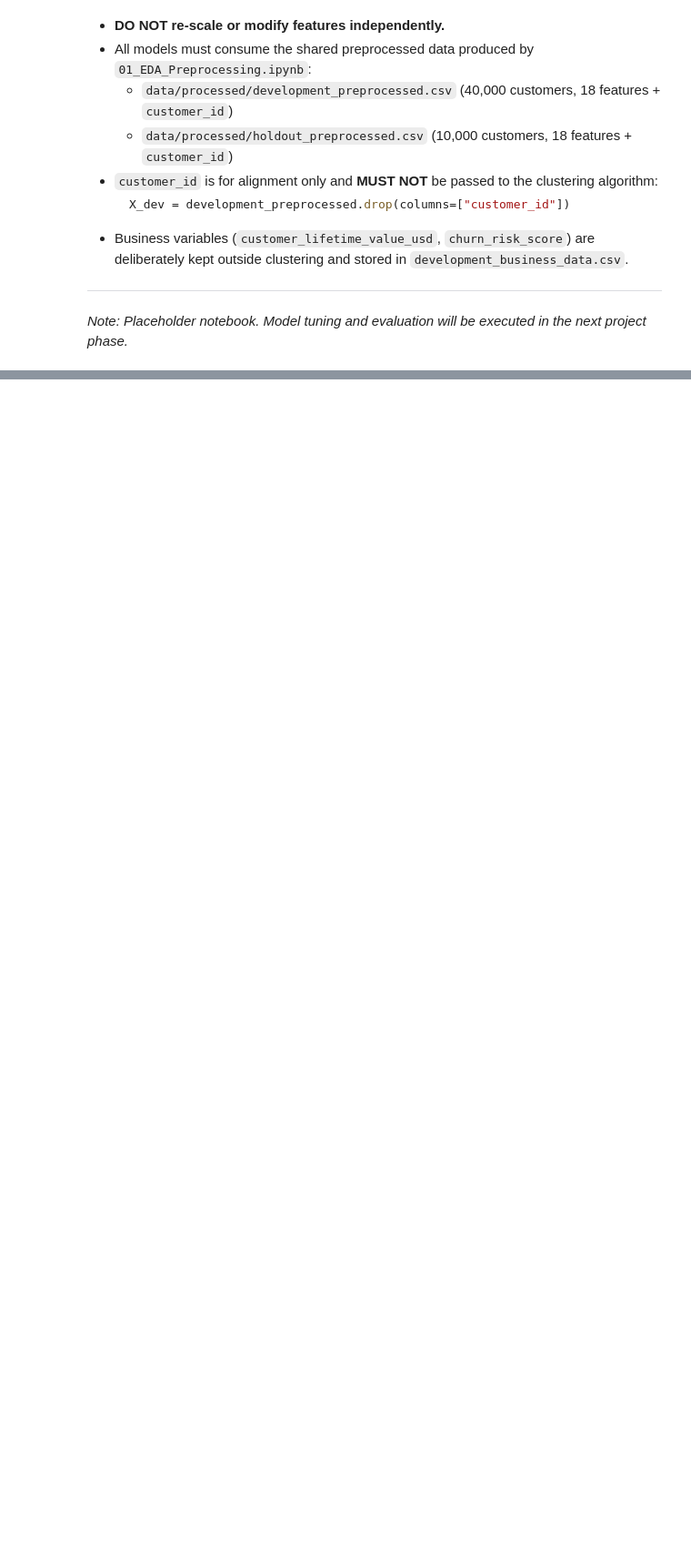
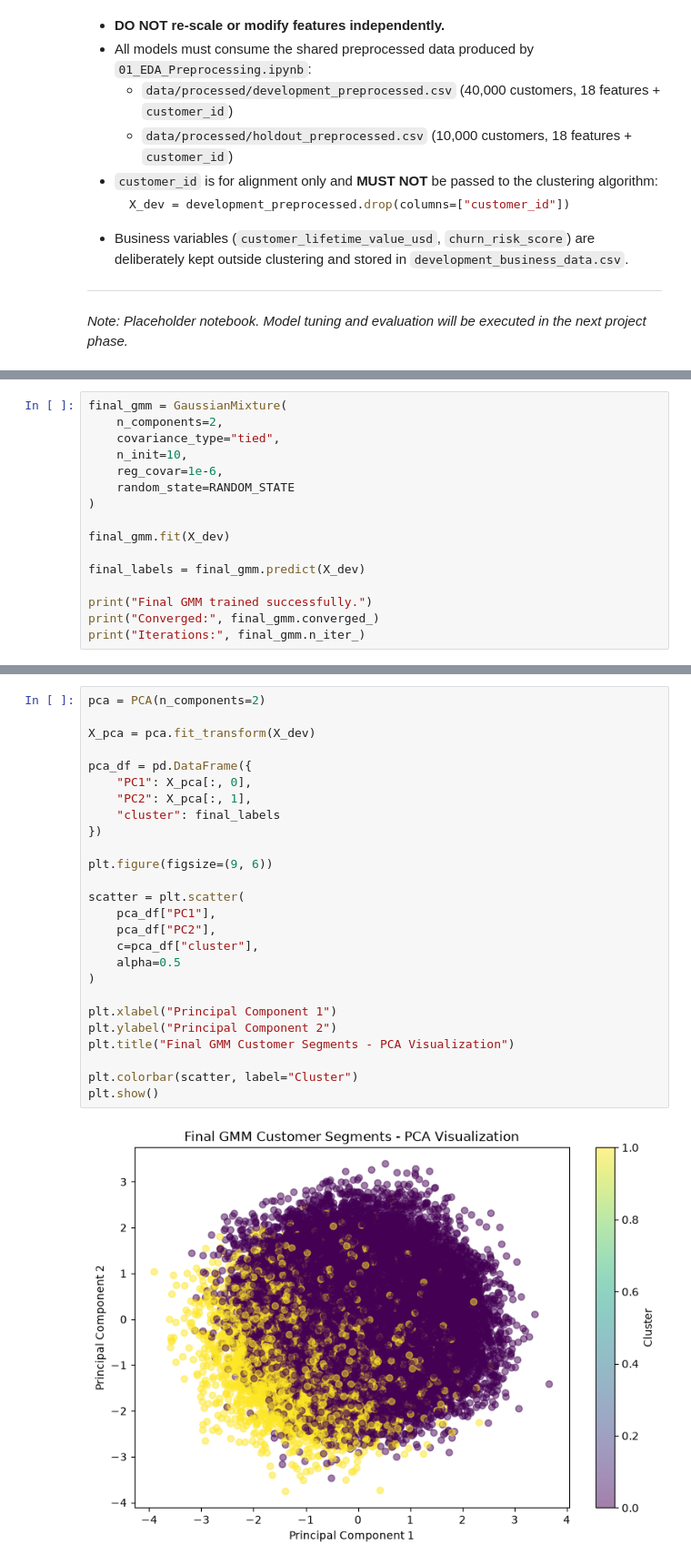
Before and after one commit to ashi00112/soft-ecommerce-customer-segmentation, a Jupyter notebook: notebooks/03_GMM.ipynb, the cells around one changed output, grey strips where cells are left out. Shown at 91% size. Saved outputs shown, nothing was run; the diff lists cells and outputs as text; blank space fills up the shorter version.

```diff
--- a/notebooks/03_GMM.ipynb
+++ b/notebooks/03_GMM.ipynb
@@ -44,0 +1115,16 @@ print("Processed data dir:", PROCESSED_DATA_DIR)
+# %%
+final_gmm = GaussianMixture(
+    n_components=2,
+    covariance_type="tied",
+    n_init=10,
+    reg_covar=1e-6,
+    random_state=RANDOM_STATE
+)
+
+final_gmm.fit(X_dev)
+
+final_labels = final_gmm.predict(X_dev)
+
+print("Final GMM trained successfully.")
+print("Converged:", final_gmm.converged_)
+print("Iterations:", final_gmm.n_iter_)
@@ -44,0 +1361,28 @@ print("Processed data dir:", PROCESSED_DATA_DIR)
+# %%
+pca = PCA(n_components=2)
+
+X_pca = pca.fit_transform(X_dev)
+
+pca_df = pd.DataFrame({
+    "PC1": X_pca[:, 0],
+    "PC2": X_pca[:, 1],
+    "cluster": final_labels
+})
+
+plt.figure(figsize=(9, 6))
+
+scatter = plt.scatter(
+    pca_df["PC1"],
+    pca_df["PC2"],
+    c=pca_df["cluster"],
+    alpha=0.5
+)
+
+plt.xlabel("Principal Component 1")
+plt.ylabel("Principal Component 2")
+plt.title("Final GMM Customer Segments - PCA Visualization")
+
+plt.colorbar(scatter, label="Cluster")
+plt.show()
+# %% [output]
+[figure, added]
```
Also changed, not shown: parts of 72 cells of this notebook, 3 other files.
